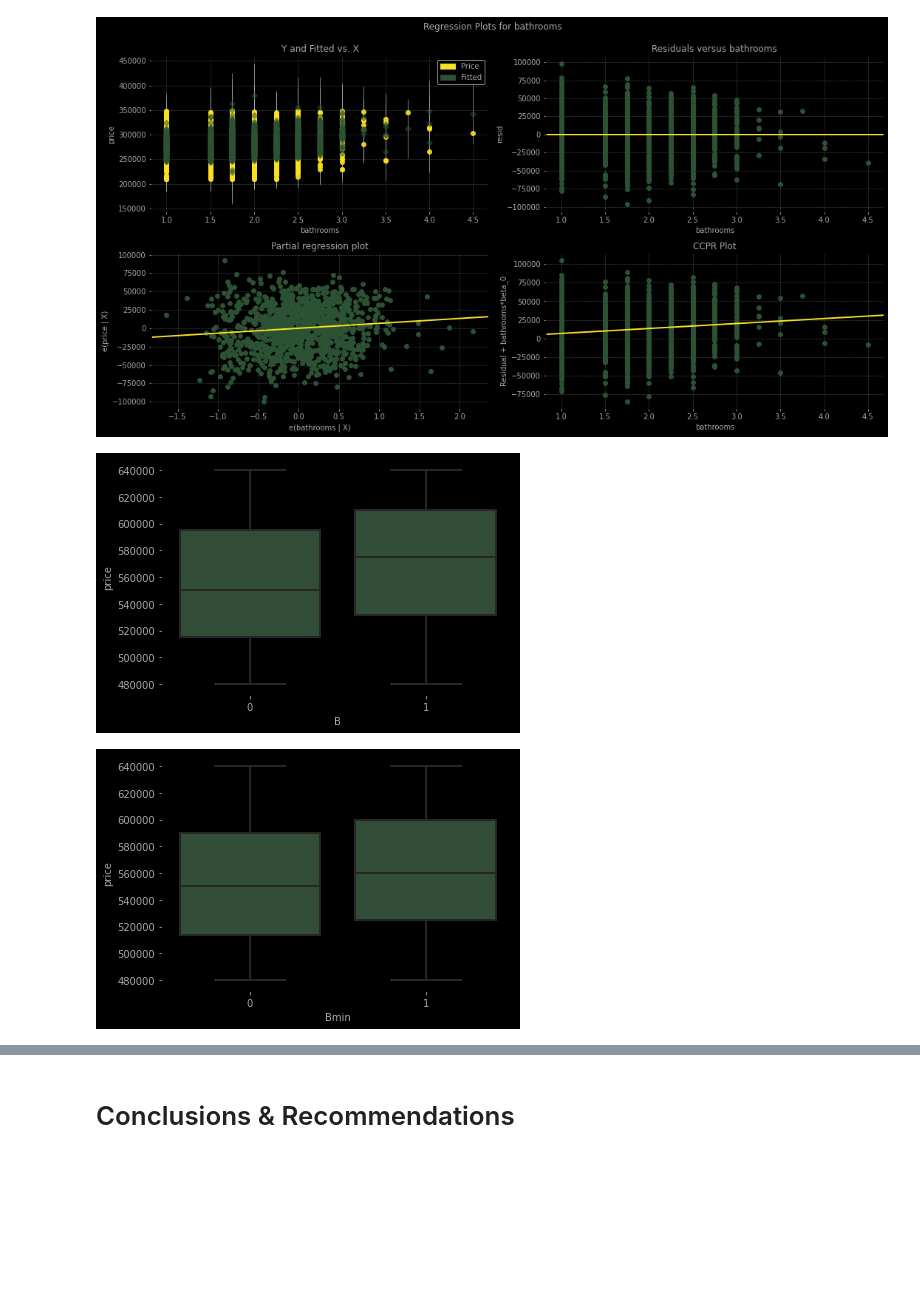
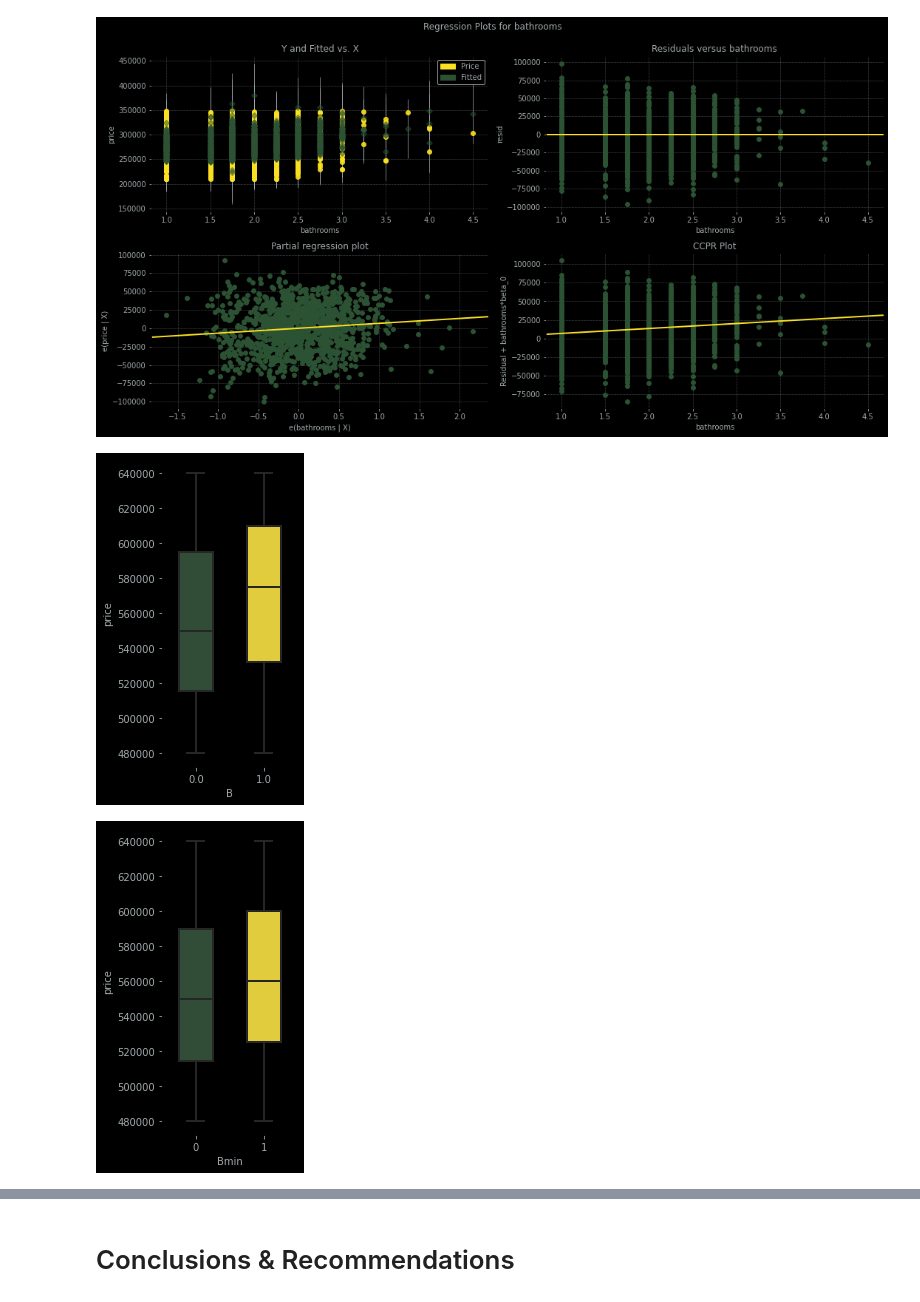
Before and after one commit to BlueViper8907/King-County-Housing-Regression, a Jupyter notebook: finalising_OSEMN.ipynb, the cells around one changed output, grey strips where cells are left out. Drawn from its saved outputs; the diff is of its cells as text; code cells hidden in the pictures; blank space fills up the shorter version.

Commit message:
added color palette, still messing around with plots, switching to thomas branch to get map data for visuals

```diff
--- a/finalising_OSEMN.ipynb
+++ b/finalising_OSEMN.ipynb
@@ -1182,17 +1182,19 @@ quadregplot(low_model,'bathrooms')
 # %% [output]
 [figure]
 # %%
-#Upper Middle B Grade Rating
-sns.boxplot(x='B',y='price',data=upper_med_data,color='#2C5234')
+#Upper Middle B Minus Rating
+fig = plt.figure(figsize=(3,5))
+sns.boxplot(x='B',y='price',data=upper_med_data,palette=['#2C5234', '#FBE122'], width=.5, whis=1)
 plt.tight_layout()
 # %% [output]
-[figure, old version]
+[figure, new version]
 # %%
 #Upper Middle B Minus Rating
-sns.boxplot(x='Bmin',y='price',data=upper_med_data,color='#2C5234')
+fig = plt.figure(figsize=(3,5))
+sns.boxplot(x='Bmin',y='price',data=upper_med_data,palette=['#2C5234', '#FBE122'], width=.5, whis=1)
 plt.tight_layout()
 # %% [output]
-[figure, old version]
+[figure, new version]
 # %%
 # #Floors/Lofts High
 # sns.catplot(x='floors',y='price',data=high_data,kind='boxen')
```
Also changed, not shown: parts of 10 cells of this notebook, 1 other file.
